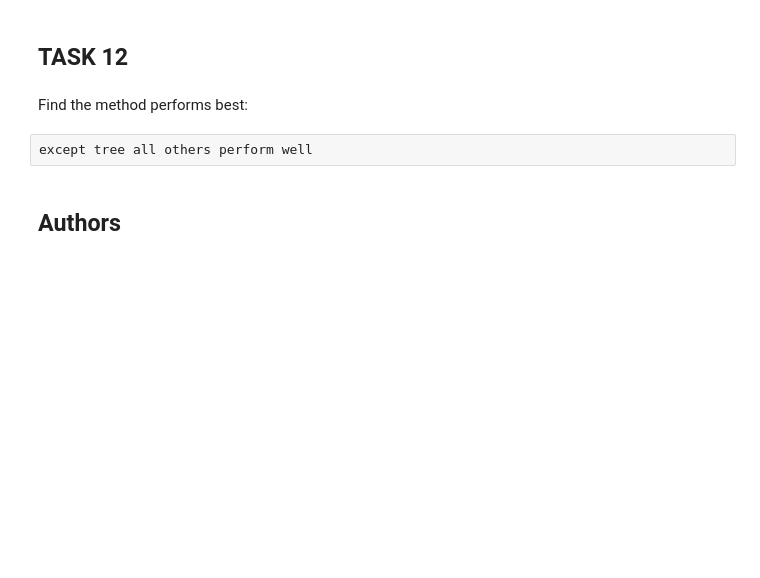
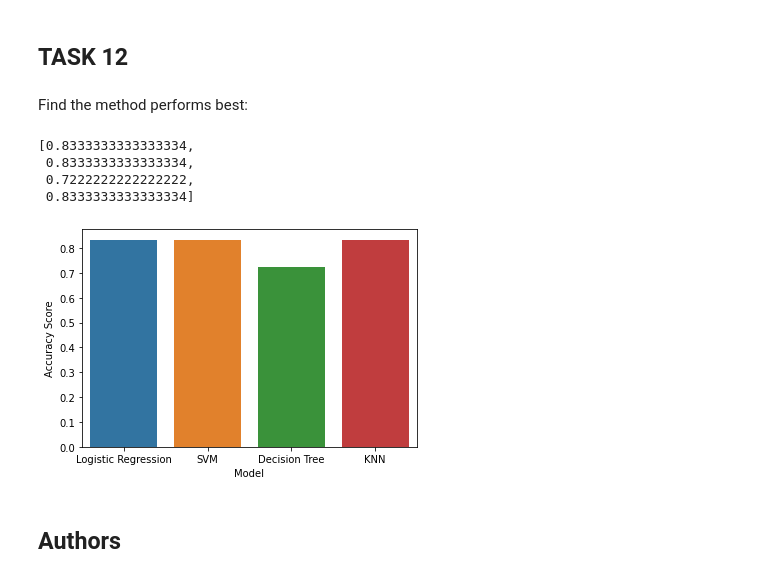
Before and after one commit to nithinhm/my-ibm-capstone, a Jupyter notebook: SpaceX_Machine%20Learning%20Prediction_Part_5.ipynb, the cells around one changed output. Drawn from its saved outputs; the diff is of its cells as text; code cells hidden in the pictures; blank space fills up the shorter version.

```diff
--- a/SpaceX_Machine%20Learning%20Prediction_Part_5.ipynb
+++ b/SpaceX_Machine%20Learning%20Prediction_Part_5.ipynb
@@ -319,8 +318,26 @@ plot_confusion_matrix(Y_test,yhat)
 ## TASK  12
 # %% [markdown]
 Find the method performs best:
-# %% [raw]
-except tree all others perform well
+# %%
+models = [logreg_cv, svm_cv, tree_cv, knn_cv]
+test_scores = []
+
+for i in models:
+    test_scores.append(i.score(X_test, Y_test))
+
+test_scores
+# %% [output]
+[0.8333333333333334,
+ 0.8333333333333334,
+ 0.7222222222222222,
+ 0.8333333333333334]
+# %%
+sns.barplot(x=['Logistic Regression', 'SVM', 'Decision Tree', 'KNN'], y=test_scores)
+plt.xlabel("Model")
+plt.ylabel('Accuracy Score')
+plt.show()
+# %% [output]
+[figure, added]
 # %% [markdown]
 ## Authors
 # %% [markdown]
```
Also changed, not shown: parts of 7 cells of this notebook.
